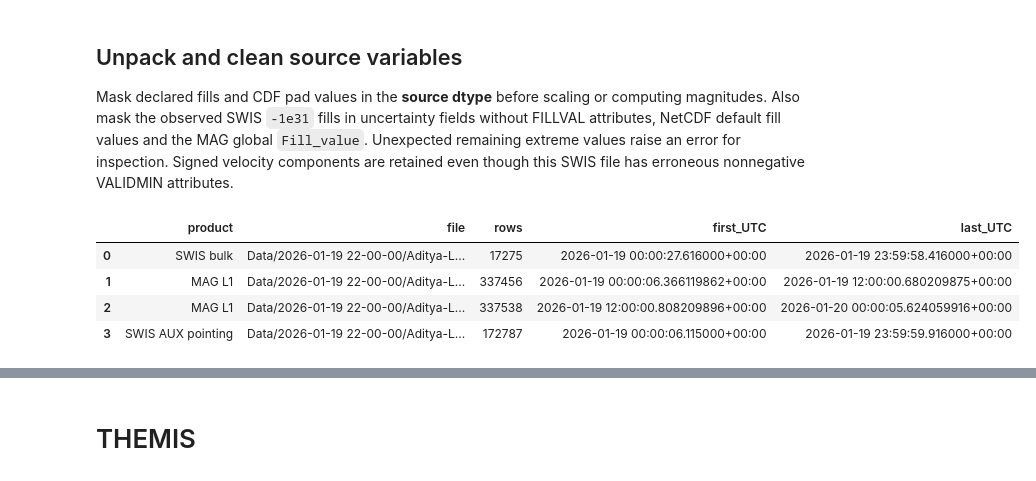
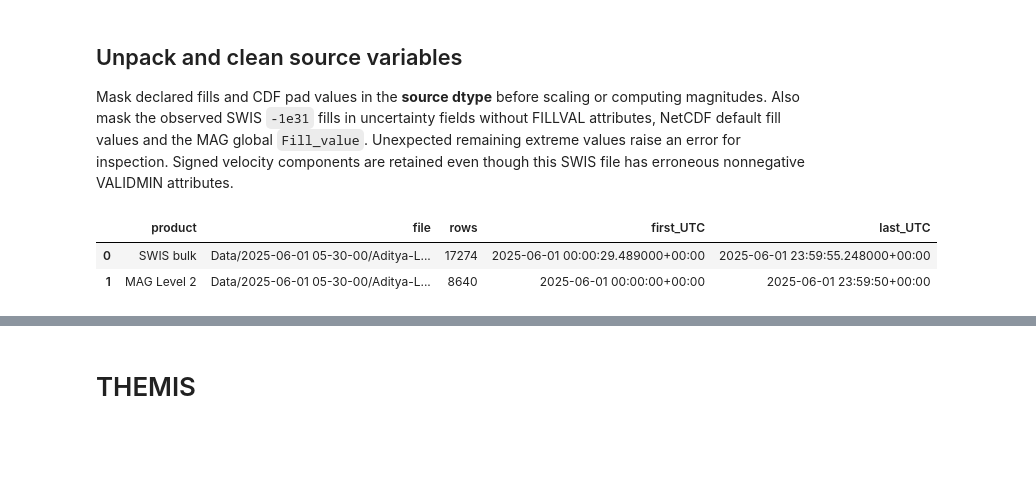
Before and after one commit to oscu0/Shock-and-Awe, a Jupyter notebook: CDASWS Downloader.ipynb, the cells around one changed output, grey strips where cells are left out. Drawn from its saved outputs; the diff is of its cells as text; code cells hidden in the pictures; blank space fills up the shorter version.

```diff
--- a/CDASWS Downloader.ipynb
+++ b/CDASWS Downloader.ipynb
@@ -631,7 +635,7 @@ def unpack(data_b):
 RUN_MODE = "shock"  # "shock" or "custom"
 MMS_PROBE = 1  # 1, 2, 3, or 4
 MMS_PLASMA_SOURCE = "fpi"  # "fpi" or "hpca"
-THEMIS_PROBE = "b"  # "b" or "c"
+THEMIS_PROBE = "c"  # "b" or "c"
 
 assert MMS_PROBE in {1, 2, 3, 4}
 assert MMS_PLASMA_SOURCE in {"fpi", "hpca"}
@@ -644,7 +648,7 @@ THEMIS_DATASET_PREFIX = f"TH{THEMIS_PROBE.upper()}"
 THEMIS_VARIABLE_PREFIX = f"th{THEMIS_PROBE}"
 THEMIS_LABEL = f"THEMIS_{THEMIS_PROBE.upper()}"
 
-tShock = pd.to_datetime("2026-01-19T22:00:00Z")
+tShock = pd.to_datetime("2025-06-01T05:30:00Z")
 
 CUSTOM_T1 = pd.to_datetime("2018-01-01T00:00:00Z")
 CUSTOM_T2 = pd.to_datetime("2018-03-01T00:00:00Z")
@@ -1625,7 +1787,7 @@ coord_u
 # %%
-coord = dscovr_coord.copy()
-for frame in (mag, sw, coord):
-    frame.index = pd.to_datetime(frame.index, utc=True)
-    frame.index.name = "time"
-merged = pd.concat([mag, sw, coord], axis=1).sort_index()
-merged = merged.dropna(how="all")
+# MAG/plasma were already cleaned and cadence-averaged above.
+merged = merge_products(
+    {"DSCOVR magnetic field": mag, "DSCOVR plasma": sw,
+     "DSCOVR coordinates": dscovr_coord},
+    index_name="time",
+)
@@ -1858,39 +2100,66 @@ def aditya_read_swis_aux(path):
     order = np.argsort(time.asi8)
     return time[order], rotation[order], diagnostics
 # %%
+# Keep the requested UTC bounds independent of other spacecraft plots.
+aditya_t_start = pd.to_datetime(time_interval.start, utc=True)
+aditya_t_end = pd.to_datetime(time_interval.end, utc=True)
+
 aditya_plasma_frames = [aditya_read_swis_cdf(path) for path in ADITYA_SWIS_FILES]
-aditya_mag_frames = [aditya_read_mag_netcdf(path) for path in ADITYA_MAG_FILES]
+if ADITYA_MAG_LEVEL == "Level 2":
+    aditya_mag_frames = [aditya_read_mag_l2_netcdf(path) for path in ADITYA_MAG_FILES]
+else:
+    aditya_mag_frames = [aditya_read_mag_netcdf(path) for path in ADITYA_MAG_FILES]
 aditya_plasma = pd.concat(aditya_plasma_frames).sort_index()
 aditya_mag_raw = pd.concat(aditya_mag_frames).sort_index()
 aditya_check_time_index(aditya_plasma)
 aditya_check_time_index(aditya_mag_raw)
 aditya_mag_levels = {frame.attrs["magnetic_processing_level"] for frame in aditya_mag_frames}
-if aditya_mag_levels != {"Level 1"}:
-    raise ValueError("Supply only MAG Level-1 files for the SWIS AUX reprojection path.")
-aditya_mag_level = "Level 1"
-aditya_attitude_time, aditya_body_to_gse, aditya_aux_diagnostics = aditya_read_swis_aux(ADITYA_SWIS_AUX_FILE)
+if aditya_mag_levels != {ADITYA_MAG_LEVEL}:
+    raise ValueError(f"Selected files do not match configured {ADITYA_MAG_LEVEL}: {aditya_mag_levels}")
+aditya_mag_level = ADITYA_MAG_LEVEL
 
-aditya_source_coverage = pd.DataFrame([
+aditya_coverage_rows = [
     {"product": label, "file": str(path), "rows": len(frame),
      "first_UTC": frame.index.min(), "last_UTC": frame.index.max()}
     for label, paths, frames in [
         ("SWIS bulk", ADITYA_SWIS_FILES, aditya_plasma_frames),
-        ("MAG L1", ADITYA_MAG_FILES, aditya_mag_frames),
+        (f"MAG {aditya_mag_level}", ADITYA_MAG_FILES, aditya_mag_frames),
     ]
     for path, frame in zip(paths, frames)
-] + [{"product": "SWIS AUX pointing", "file": str(ADITYA_SWIS_AUX_FILE),
-      "rows": len(aditya_attitude_time), "first_UTC": aditya_attitude_time.min(),
-      "last_UTC": aditya_attitude_time.max()}])
+]
+aditya_coverage_indexes = [("SWIS bulk", aditya_plasma.index),
+                           (f"MAG {aditya_mag_level}", aditya_mag_raw.index)]
+aditya_attitude_time = None
+aditya_body_to_gse = None
+aditya_aux_diagnostics = pd.DataFrame()
+if aditya_mag_level == "Level 1":
+    aditya_attitude_time, aditya_body_to_gse, aditya_aux_diagnostics = aditya_read_swis_aux(ADITYA_SWIS_AUX_FILE)
+    aditya_coverage_rows.append({"product": "SWIS AUX pointing", "file": str(ADITYA_SWIS_AUX_FILE),
+        "rows": len(aditya_attitude_time), "first_UTC": aditya_attitude_time.min(),
+        "last_UTC": aditya_attitude_time.max()})
+    aditya_coverage_indexes.append(("SWIS AUX pointing", aditya_attitude_time))
+    display(aditya_aux_diagnostics)
+aditya_source_coverage = pd.DataFrame(aditya_coverage_rows)
 display(aditya_source_coverage)
-display(aditya_aux_diagnostics)
-for label, frame in [("SWIS bulk", aditya_plasma), ("MAG L1", aditya_mag_raw)]:
-    if frame.index.min() > t_start or frame.index.max() < t_end:
-        print(f"Aditya {label}: requested {t_start} to {t_end}; "
-              f"available {frame.index.min()} to {frame.index.max()}. "
+for label, index in aditya_coverage_indexes:
+    available_start, available_end = index.min(), index.max()
+    if available_end < aditya_t_start or available_start > aditya_t_end:
+        raise ValueError(
+            f"Aditya {label}: data cover {available_start} to {available_end} and "
+            f"do not overlap the requested {aditya_t_start} to {aditya_t_end}. "
+            "Check the manually selected source files."
+        )
+    if tShock is not None and not available_start <= pd.to_datetime(tShock, utc=True) <= available_end:
+        raise ValueError(
+            f"Aditya {label}: data cover {available_start} to {available_end}, "
+            f"but not the configured shock at {pd.to_datetime(tShock, utc=True)}. "
+            "Check observation timestamps inside the files, not dates in their names."
+        )
+    if available_start > aditya_t_start or available_end < aditya_t_end:
+        print(f"Aditya {label}: requested {aditya_t_start} to {aditya_t_end}; "
+              f"available {available_start} to {available_end}. "
               "No observations are synthesized outside source coverage.")
 # %% [output]
 |  | product | file | rows | first_UTC | last_UTC |
-| 0 | SWIS bulk | Data/2026-01-19 22-00-00/Aditya-L... | 17275 | 2026-01-19 00:00:27.616000+00:00 | 2026-01-19 23:59:58.416000+00:00 |
-| 1 | MAG L1 | Data/2026-01-19 22-00-00/Aditya-L... | 337456 | 2026-01-19 00:00:06.366119862+00:00 | 2026-01-19 12:00:00.680209875+00:00 |
-| 2 | MAG L1 | Data/2026-01-19 22-00-00/Aditya-L... | 337538 | 2026-01-19 12:00:00.808209896+00:00 | 2026-01-20 00:00:05.624059916+00:00 |
-| 3 | SWIS AUX pointing | Data/2026-01-19 22-00-00/Aditya-L... | 172787 | 2026-01-19 00:00:06.115000+00:00 | 2026-01-19 23:59:59.916000+00:00 |
+| 0 | SWIS bulk | Data/2025-06-01 05-30-00/Aditya-L... | 17274 | 2025-06-01 00:00:29.489000+00:00 | 2025-06-01 23:59:55.248000+00:00 |
+| 1 | MAG Level 2 | Data/2025-06-01 05-30-00/Aditya-L... | 8640 | 2025-06-01 00:00:00+00:00 | 2025-06-01 23:59:50+00:00 |
```
Also changed, not shown: parts of 58 cells of this notebook, 2 other files.
